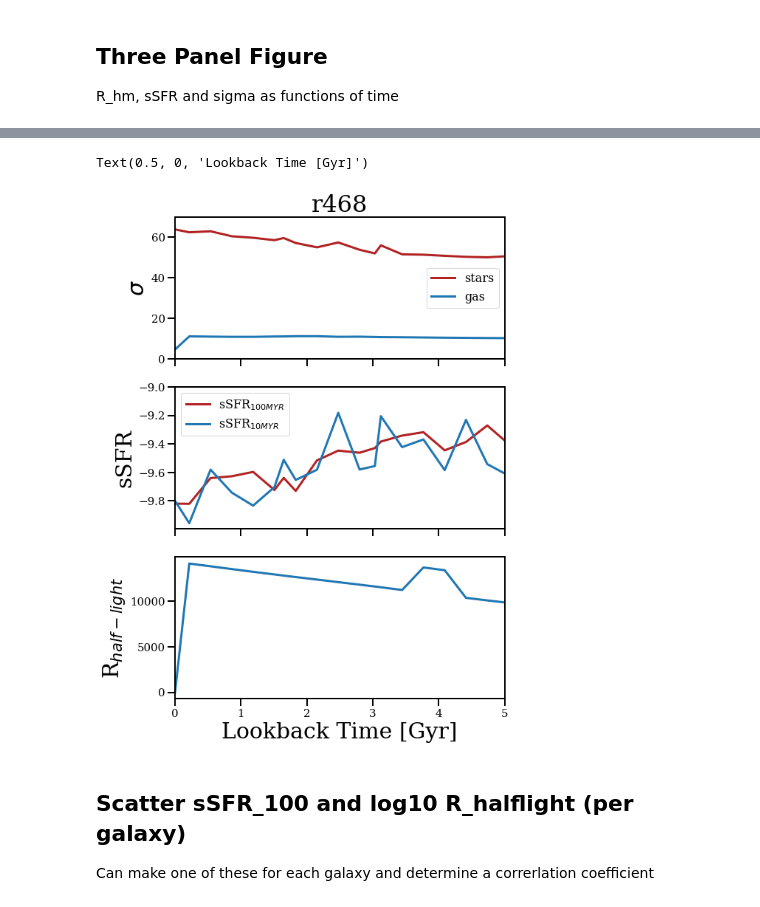
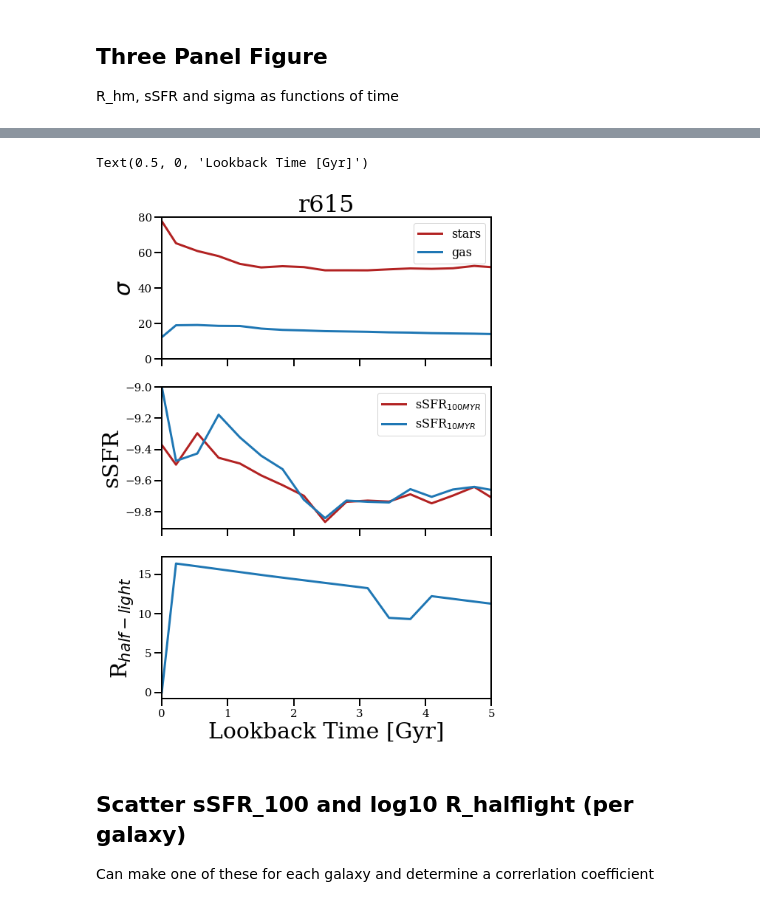
Before and after one commit to JosephWick/H1-merian, a Jupyter notebook: notebooks/BreathingPlots.ipynb, the cells around one changed output, grey strips where cells are left out. Cells and saved outputs as stored; diff of their text form; code cells hidden in the pictures.

```diff
--- a/notebooks/BreathingPlots.ipynb
+++ b/notebooks/BreathingPlots.ipynb
@@ -109,7 +109,7 @@ data.head()
 |  | galaxyID | timestep | t | z | M_star | R_halflight | R_halfmass | sigma_gas | sigma_star | ... |
 | 0 | 568 | 4032 | 13.585453 | 0.015092 | 1.866664e+09 | 8926.666029 | 8926.95 | 28.480694 | 53.095399 | ... |
 # %%
-gal = cdmgals[1]
+gal = cdmgals[9]
 data = pd.read_csv(datapath+'r'+str(gal)+'_qtys.txt')
 
 fig, axs = plt.subplots(3,1, facecolor='w', figsize=(8,12), sharex=True)
@@ -136,39 +136,39 @@ axs[0].set_ylabel(r'$\sigma$', fontsize=30)
 axs[0].legend(['stars', 'gas'], fontsize=16)
 
 axs[0].set_xlim([0,tlim])
-axs[0].set_ylim([0,70])
+axs[0].set_ylim([0,80])
 
 # middle panel: sSFR
-ssfr10 = data['sSFR_10'][tlookback<tlim+1]/1e7
-ssfr100= data['sSFR_100'][tlookback<tlim+1]/1e8
+ssfr10 = data['sSFR_10'][tlookback<tlim+1]
+ssfr100= data['sSFR_100'][tlookback<tlim+1]
 
-axs[1].plot(tlookback[tlookback<tlim+1], np.log10(ssfr100), color='firebrick', linewidth=3)
-axs[1].plot(tlookback[tlookback<tlim+1], np.log10(ssfr10), color='tab:blue', linewidth=3)
+axs[1].plot(tlookback[tlookback<tlim+1], ssfr100, color='firebrick', linewidth=3)
+axs[1].plot(tlookback[tlookback<tlim+1], ssfr10, color='tab:blue', linewidth=3)
 
 axs[1].tick_params(axis='both', which='major', labelsize=15)
 
 axs[1].set_ylabel('sSFR', fontsize=30)
 
 axs[1].legend([r'sSFR$_{100MYR}$', r'sSFR$_{10MYR}$'], fontsize=16)
 
 axs[1].set_ylim(top=-9)
 
 # Bottom panel: half-light radius
 Rhl = data['R_halflight'][tlookback<tlim+1]
 
 axs[2].plot(tlookback[tlookback<tlim+1], Rhl, linewidth=3)
 
 #axs[2].set_ylim([0,5])
 axs[2].tick_params(axis='both', which='major', labelsize=15)
 
 axs[2].set_ylabel(r'R$_{half-light}$', fontsize=30)
 
 axs[2].set_xlabel('Lookback Time [Gyr]', fontsize=30)
 
 #plt.savefig('../figures/breathing3panel/r'+str(gal)+'.png')
 # %% [output]
 Text(0.5, 0, 'Lookback Time [Gyr]')
-[figure, old version]
+[figure, new version]
 # %% [markdown]
 ## Scatter sSFR_100 and log10 R_halflight (per galaxy)
 Can make one of these for each galaxy and determine a correrlation coefficient
```
Also changed, not shown: parts of 2 cells of this notebook, 13 other files.
